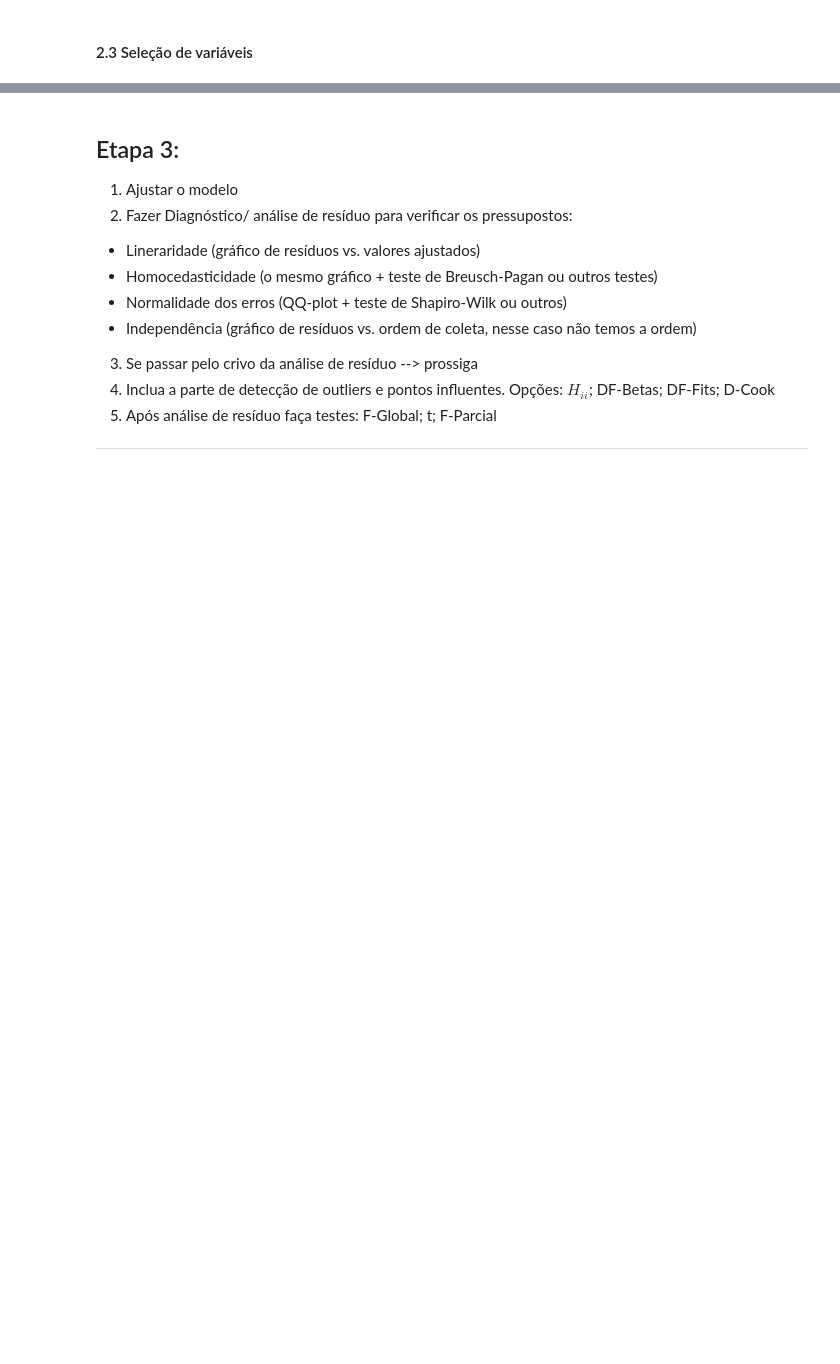
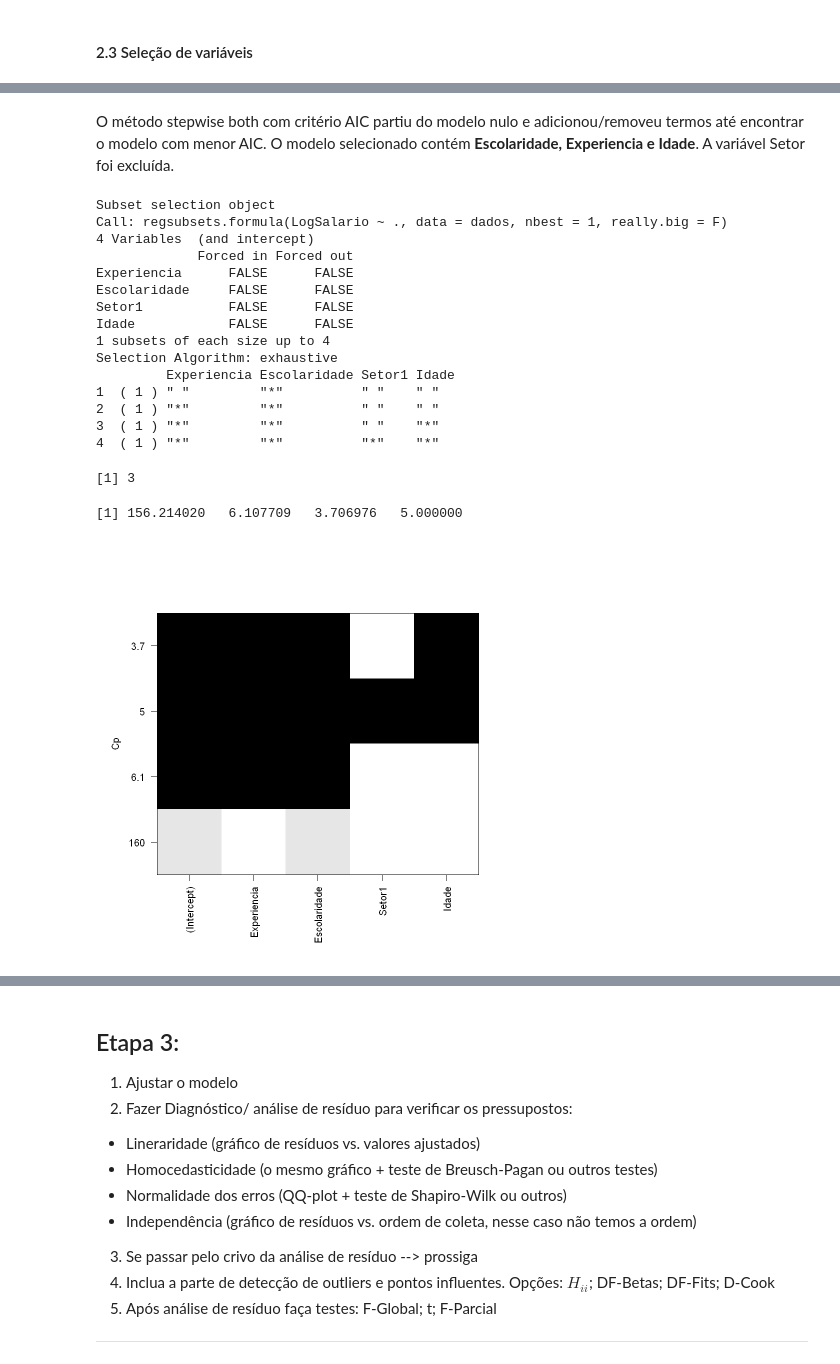
Before and after one commit to Marcehlin/Atividades-2026_1, a Jupyter notebook: Regressao/Regressao atividade 3/Regressao atividade 3.ipynb, the cells around one changed output, grey strips where cells are left out. Saved outputs shown, nothing was run; the diff lists cells and outputs as text; code cells hidden in the pictures; blank space fills up the shorter version.

```diff
--- a/Regressao/Regressao atividade 3/Regressao atividade 3.ipynb
+++ b/Regressao/Regressao atividade 3/Regressao atividade 3.ipynb
@@ -241,2 +318,19 @@ Qual o ponto dessa etapa? Preparar as covariáveis para o ajuste.
 # %% [markdown]
 #### 2.3 Seleção de variáveis
+# %%
+# stepwise backward e forward
+# modelo inicial nulo e modelo completo
+modelo_nulo <- lm(LogSalario ~ 1, data = dados)
+modelo_full  <- lm(LogSalario ~ ., data = dados)  # inclui todas as colunas (Setor como numérica; melhor transformar em fator)
+
+# transformar Setor em fator antes (importante!)
+dados$Setor <- factor(dados$Setor)
+
+# reajustar modelo full com Setor fator
+modelo_full <- lm(LogSalario ~ ., data = dados)
+
+# stepwise both
+step(modelo_nulo,
+     scope = list(lower = modelo_nulo, upper = modelo_full),
+     direction = "both",
+     k = 2)   # k=2 para AIC; k=log(n) para BIC
@@ -242,0 +362,32 @@ Qual o ponto dessa etapa? Preparar as covariáveis para o ajuste.
+# %% [markdown]
+O método stepwise both com critério AIC partiu do modelo nulo e adicionou/removeu termos até encontrar o modelo com menor AIC. O modelo selecionado contém **Escolaridade, Experiencia e Idade**. A variável Setor foi excluída.
+# %%
+library(leaps)
+subsets <- regsubsets(LogSalario ~ ., data = dados, nbest = 1, really.big = F)
+summary(subsets)
+
+# Extrair Cp
+cp_values <- summary(subsets)$cp
+which.min(cp_values)
+# Plotar Cp
+plot(subsets, scale = "Cp")
+print(cp_values)
+# %% [output]
+Subset selection object
+Call: regsubsets.formula(LogSalario ~ ., data = dados, nbest = 1, really.big = F)
+4 Variables  (and intercept)
+             Forced in Forced out
+Experiencia      FALSE      FALSE
+Escolaridade     FALSE      FALSE
+Setor1           FALSE      FALSE
+Idade            FALSE      FALSE
+1 subsets of each size up to 4
+Selection Algorithm: exhaustive
+         Experiencia Escolaridade Setor1 Idade
+1  ( 1 ) " "         "*"          " "    " "
+2  ( 1 ) "*"         "*"          " "    " "
+3  ( 1 ) "*"         "*"          " "    "*"
+4  ( 1 ) "*"         "*"          "*"    "*"
+[1] 3
+[1] 156.214020   6.107709   3.706976   5.000000
+[figure, added]
```
Also changed, not shown: parts of 66 cells of this notebook, 13 other files.
